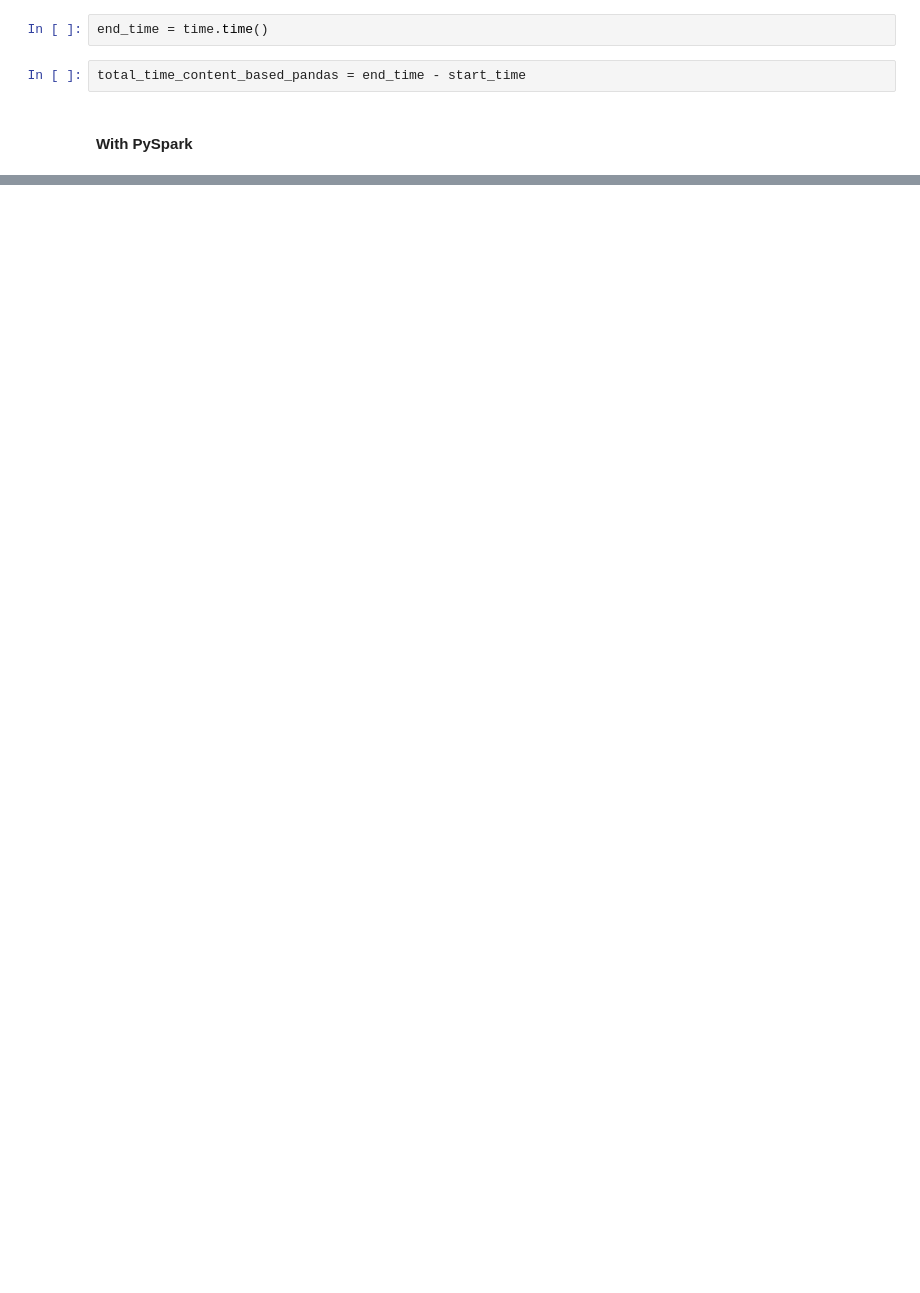
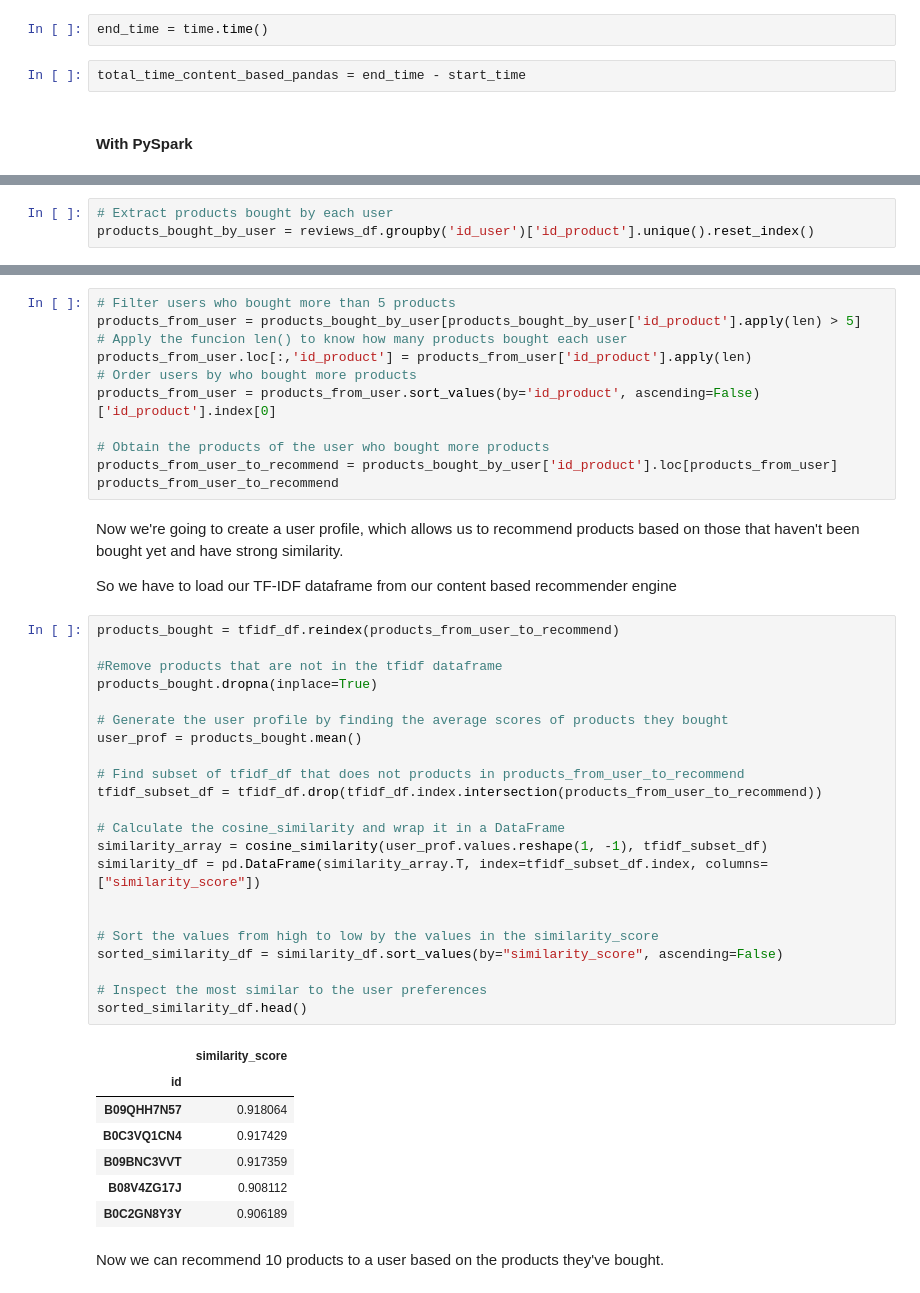
Before and after one commit to Aleksei115/Recommender-Engines, a Jupyter notebook: main.ipynb, the cells around one changed output, grey strips where cells are left out. Saved outputs shown, nothing was run; the diff lists cells and outputs as text; blank space fills up the shorter version.

```diff
--- a/main.ipynb
+++ b/main.ipynb
@@ -219,0 +305,3 @@ total_time_content_based_pandas = end_time - start_time
+# %%
+# Extract products bought by each user
+products_bought_by_user = reviews_df.groupby('id_user')['id_product'].unique().reset_index()
@@ -219,0 +310,47 @@ total_time_content_based_pandas = end_time - start_time
+# %%
+# Filter users who bought more than 5 products
+products_from_user = products_bought_by_user[products_bought_by_user['id_product'].apply(len) > 5]
+# Apply the funcion len() to know how many products bought each user
+products_from_user.loc[:,'id_product'] = products_from_user['id_product'].apply(len)
+# Order users by who bought more products
+products_from_user = products_from_user.sort_values(by='id_product', ascending=False)['id_product'].index[0]
+
+# Obtain the products of the user who bought more products
+products_from_user_to_recommend = products_bought_by_user['id_product'].loc[products_from_user]
+products_from_user_to_recommend
+# %% [markdown]
+Now we're going to create a user profile, which allows us to recommend products based on those that haven't been bought yet and have strong similarity.
+
+So we have to load our TF-IDF dataframe from our content based recommender engine
+# %%
+products_bought = tfidf_df.reindex(products_from_user_to_recommend)
+
+#Remove products that are not in the tfidf dataframe
+products_bought.dropna(inplace=True)
+
+# Generate the user profile by finding the average scores of products they bought
+user_prof = products_bought.mean()
+
+# Find subset of tfidf_df that does not products in products_from_user_to_recommend
+tfidf_subset_df = tfidf_df.drop(tfidf_df.index.intersection(products_from_user_to_recommend))
+
+# Calculate the cosine_similarity and wrap it in a DataFrame
+similarity_array = cosine_similarity(user_prof.values.reshape(1, -1), tfidf_subset_df)
+similarity_df = pd.DataFrame(similarity_array.T, index=tfidf_subset_df.index, columns=["similarity_score"])
+
+
+# Sort the values from high to low by the values in the similarity_score
+sorted_similarity_df = similarity_df.sort_values(by="similarity_score", ascending=False)
+
+# Inspect the most similar to the user preferences
+sorted_similarity_df.head()
+# %% [output]
+|  | similarity_score |
+| id |  |
+| B09QHH7N57 | 0.918064 |
+| B0C3VQ1CN4 | 0.917429 |
+| B09BNC3VVT | 0.917359 |
+| B08V4ZG17J | 0.908112 |
+| B0C2GN8Y3Y | 0.906189 |
+# %% [markdown]
+Now we can recommend 10 products to a user based on the products they've bought.
```
Also changed, not shown: parts of 24 cells of this notebook, 1 other file.
